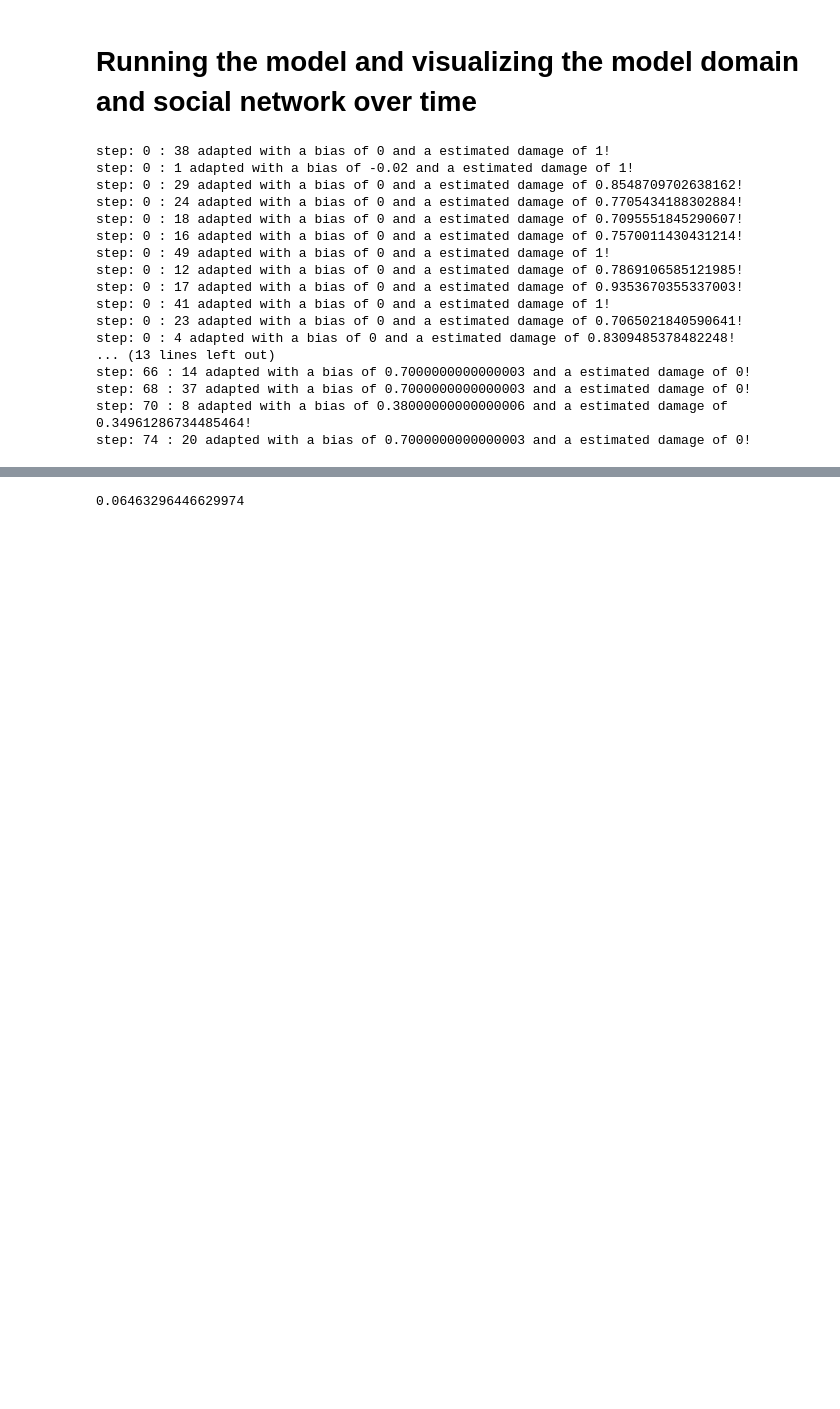
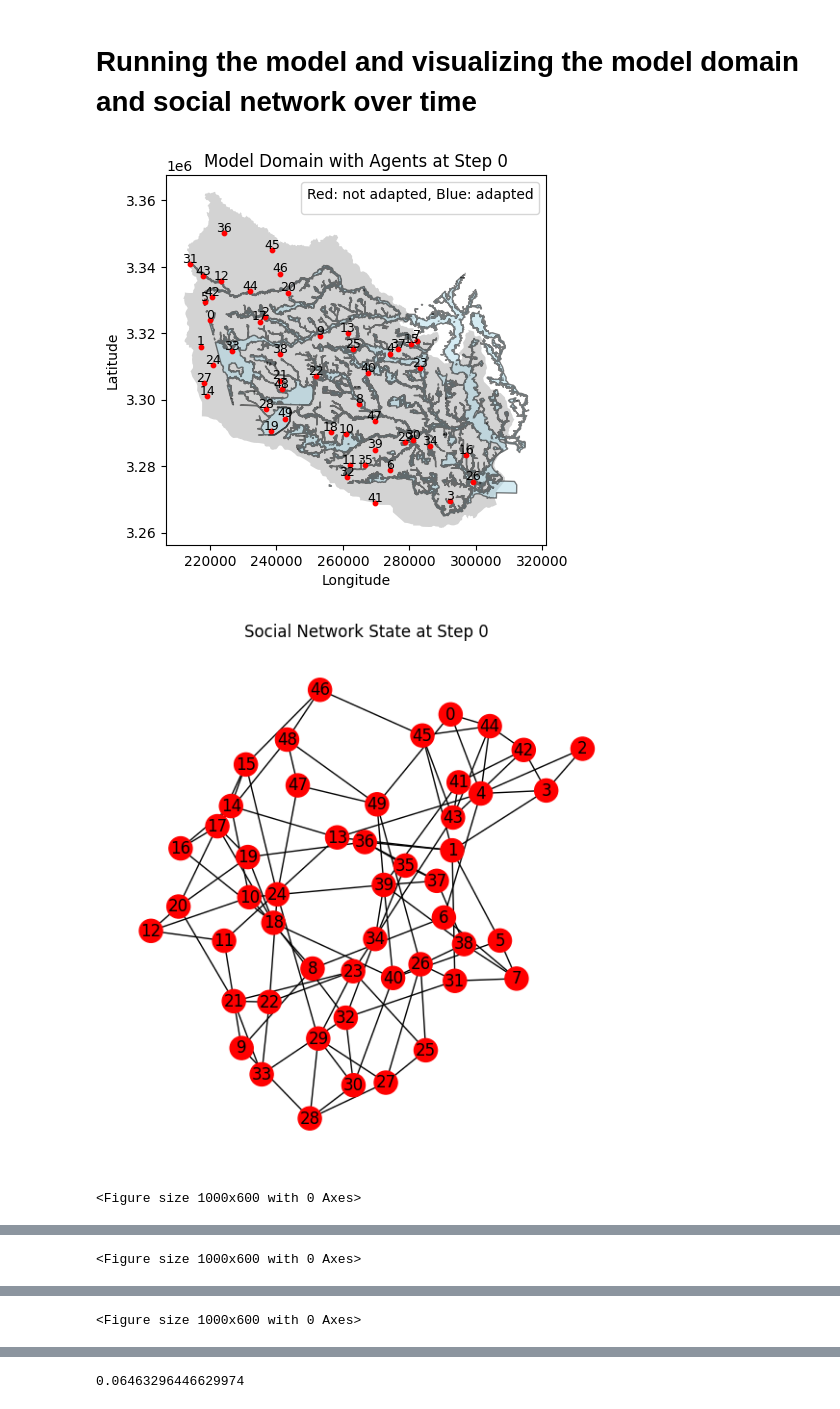
Before and after one commit to tewhol/ABM-group-06, a Jupyter notebook: model/demo.ipynb, the cells around one changed output, grey strips where cells are left out. Cells and saved outputs as stored; diff of their text form; code cells hidden in the pictures; blank space fills up the shorter version.

```diff
--- a/model/demo.ipynb
+++ b/model/demo.ipynb
@@ -56,72 +56,58 @@ attribute_dictionary = {
 agent_interaction_dictionary = {
                 "household_tolerance": 0.15,  # the tolerance level for each agent
                 "bias_change_per_tick": 0.02,  # Bias change per tick when an agent when it's influenced by its network
                 "flood_impact_on_bias_factor": 1,  # Defines factor regarding the actual and expected damage of flooding
                 "probability_positive_bias_change": 0.5,  # Probability that agent changes it's bias positively
                 "probability_negative_bias_change": 0.1,  # Probability that agent changes it's bias negatively
                 "adaption_threshold": 0.7  # Threshold of bias an agent needs to adapt
             }
 
 # Initialize the Adaptation Model with 50 household agents.
 model = AdaptationModel(network_dynamics_dictionary=network_dynamics_dictionary, attribute_dictionary=attribute_dictionary, agent_interaction_dictionary= agent_interaction_dictionary)
 # flood_map_choice can be "harvey", "100yr", or "500yr"
 
 # Calculate positions of nodes for the network plot.
 # The spring_layout function positions nodes using a force-directed algorithm,
 # which helps visualize the structure of the social network.
 pos = nx.spring_layout(model.G)
 
 # Define a function to plot agents on the network.
 # This function takes a matplotlib axes object and the model as inputs.
-# def plot_network(ax, model):
-#     # Clear the current axes.
-#     ax.clear()
-#     # Determine the color of each node (agent) based on their adaptation status.
-#     colors = ['blue' if agent.is_adapted else 'red' for agent in model.schedule.agents]
-#     # Draw the network with node colors and labels.
-#     nx.draw(model.G, pos, node_color=colors, with_labels=True, ax=ax)
-#     # Set the title of the plot with the current step number.
-#     ax.set_title(f"Social Network State at Step {model.schedule.steps}", fontsize=12)
+def plot_network(ax, model):
+    # Clear the current axes.
+    ax.clear()
+    # Determine the color of each node (agent) based on their adaptation status.
+    colors = ['blue' if agent.is_adapted else 'red' for agent in model.schedule.agents]
+    # Draw the network with node colors and labels.
+    nx.draw(model.G, pos, node_color=colors, with_labels=True, ax=ax)
+    # Set the title of the plot with the current step number.
+    ax.set_title(f"Social Network State at Step {model.schedule.steps}", fontsize=12)
 
 # Generate the initial plots at step 0.
 # Plot the spatial distribution of agents. This is a function written in the model.py
-# model.plot_model_domain_with_agents()
+model.plot_model_domain_with_agents()
 
 # Plot the initial state of the social network.
-# fig, ax = plt.subplots(figsize=(7, 7))
-# plot_network(ax, model)
-# plt.show()
+fig, ax = plt.subplots(figsize=(7, 7))
+plot_network(ax, model)
+plt.show()
 
 # Run the model for 20 steps and generate plots every 5 steps.
 for step in range(80):
     model.step()
-#
-#     # Every 5 steps, generate and display plots for both the spatial distribution and network.
-#     # Note the first step is step 0, so the plots will be generated at steps 4, 9, 14, and 19, which are the 5th, 10th, 15th, and 20th steps.
-#     if (step + 1) % 10 == 0:
-#         # Plot for the spatial map showing agent locations and adaptation status.
-#         plt.figure(figsize=(10, 6))
-#         model.plot_model_domain_with_agents()
-#
-#         # Plot for the social network showing connections and adaptation statuses.
-#         fig, ax = plt.subplots(figsize=(7, 7))
-#         plot_network(ax, model)
-#         plt.show()
+
+    # Every 5 steps, generate and display plots for both the spatial distribution and network.
+    # Note the first step is step 0, so the plots will be generated at steps 4, 9, 14, and 19, which are the 5th, 10th, 15th, and 20th steps.
+    if (step + 1) % 10 == 0:
+        # Plot for the spatial map showing agent locations and adaptation status.
+        plt.figure(figsize=(10, 6))
+        model.plot_model_domain_with_agents()
+
+        # Plot for the social network showing connections and adaptation statuses.
+        fig, ax = plt.subplots(figsize=(7, 7))
+        plot_network(ax, model)
+        plt.show()
 # %% [output]
+[figure, added]
+[figure, added]
-step: 0 : 38 adapted with a bias of 0 and a estimated damage of 1!
-step: 0 : 1 adapted with a bias of -0.02 and a estimated damage of 1!
-step: 0 : 29 adapted with a bias of 0 and a estimated damage of 0.8548709702638162!
-step: 0 : 24 adapted with a bias of 0 and a estimated damage of 0.7705434188302884!
-step: 0 : 18 adapted with a bias of 0 and a estimated damage of 0.7095551845290607!
-step: 0 : 16 adapted with a bias of 0 and a estimated damage of 0.7570011430431214!
-step: 0 : 49 adapted with a bias of 0 and a estimated damage of 1!
-step: 0 : 12 adapted with a bias of 0 and a estimated damage of 0.7869106585121985!
-step: 0 : 17 adapted with a bias of 0 and a estimated damage of 0.9353670355337003!
-step: 0 : 41 adapted with a bias of 0 and a estimated damage of 1!
-step: 0 : 23 adapted with a bias of 0 and a estimated damage of 0.7065021840590641!
-step: 0 : 4 adapted with a bias of 0 and a estimated damage of 0.8309485378482248!
-... (13 lines left out)
-step: 66 : 14 adapted with a bias of 0.7000000000000003 and a estimated damage of 0!
-step: 68 : 37 adapted with a bias of 0.7000000000000003 and a estimated damage of 0!
-step: 70 : 8 adapted with a bias of 0.38000000000000006 and a estimated damage of 0.34961286734485464!
-step: 74 : 20 adapted with a bias of 0.7000000000000003 and a estimated damage of 0!
+<Figure size 1000x600 with 0 Axes>
@@ -127,0 +116 @@ step: 74 : 20 adapted with a bias of 0.7000000000000003 and a estimated damage o
+<Figure size 1000x600 with 0 Axes>
@@ -127,0 +119 @@ step: 74 : 20 adapted with a bias of 0.7000000000000003 and a estimated damage o
+<Figure size 1000x600 with 0 Axes>
```
Also changed, not shown: parts of 1 cell of this notebook, 2 other files.
